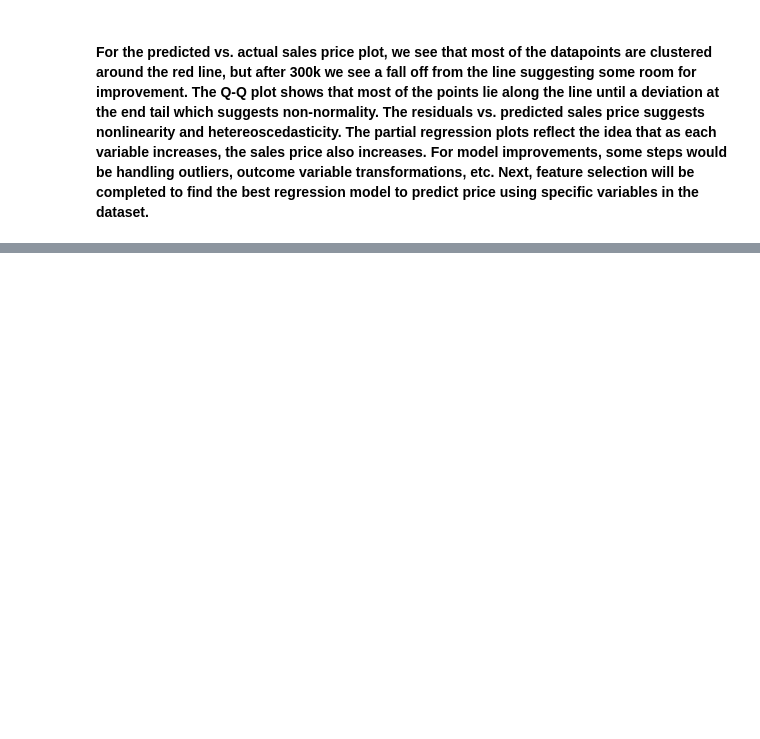
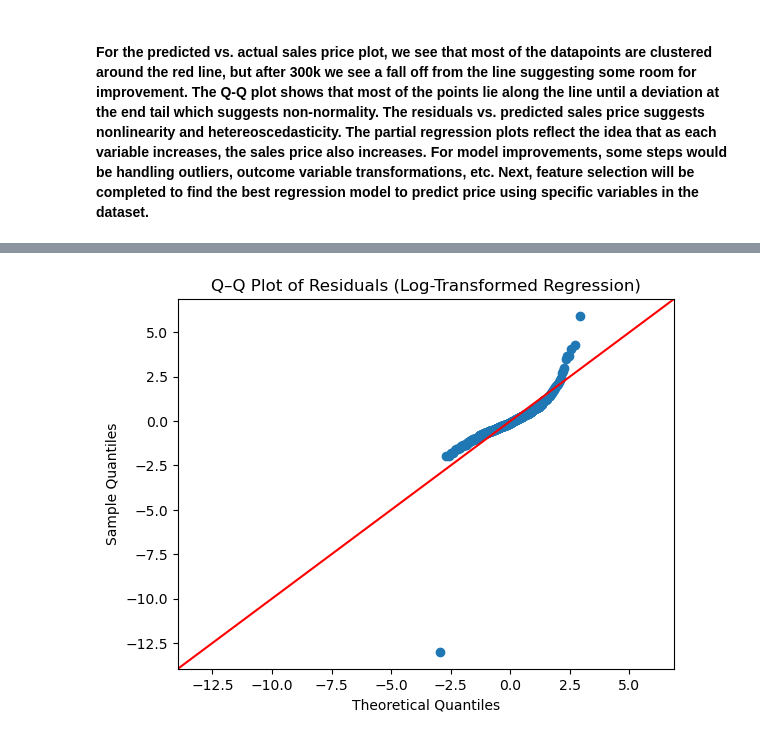
Before and after one commit to nphanrahan/data-quarks, a Jupyter notebook: notebooks/02_regression_analysis.ipynb, the cells around one changed output, grey strips where cells are left out. Saved outputs shown, nothing was run; the diff lists cells and outputs as text; code cells hidden in the pictures; blank space fills up the shorter version.

```diff
--- a/notebooks/02_regression_analysis.ipynb
+++ b/notebooks/02_regression_analysis.ipynb
@@ -84,0 +164,7 @@ plt.show()
+# %%
+# QQ Plot
+sm.qqplot(residuals_log, line='45', fit=True)
+plt.title("Q–Q Plot of Residuals (Log-Transformed Regression)")
+plt.show()
+# %% [output]
+[figure, added]
```
Also changed, not shown: parts of 9 cells of this notebook.
